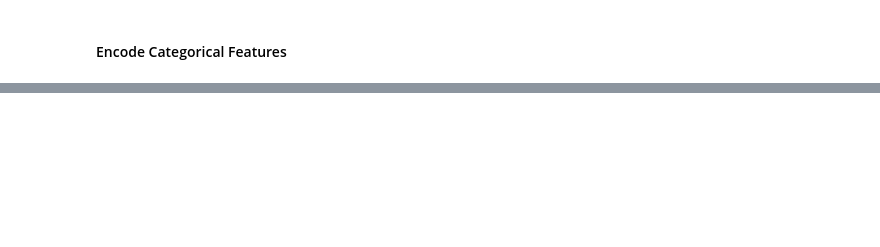
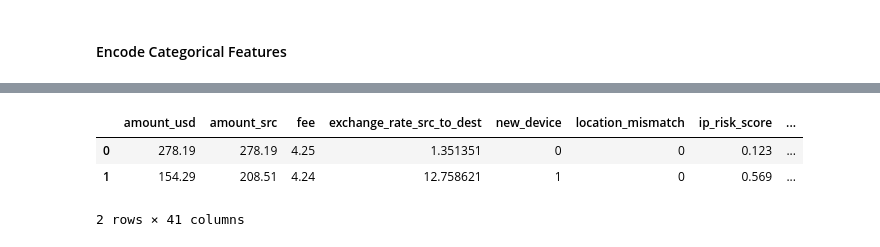
Before and after one commit to uchechukwueze/NovaPay-FraudGuard-Real-Time-Fraud-Detection, a Jupyter notebook: notebook/notebook.ipynb, the cells around one changed output, grey strips where cells are left out. Saved outputs shown, nothing was run; the diff lists cells and outputs as text; code cells hidden in the pictures; blank space fills up the shorter version.

```diff
--- a/notebook/notebook.ipynb
+++ b/notebook/notebook.ipynb
@@ -2859,0 +2921,22 @@ Index(['source_currency', 'dest_currency', 'transaction_monthname',
+# %%
+#Let's encode the categorical features to numerica
+model_df = pd.get_dummies(model_df, dtype=int, drop_first =False)
+
+# # #I want use these channel_unknown, ip_country_UNKNOWN, kyc_tier_unknown featueres as the reference category
+model_df.drop(columns =[
+    "ip_country_UNKNOWN",
+    "kyc_tier_unknown",
+        "channel_unknown"],
+    errors ='ignore',
+    inplace =True)
+
+# Features like new device and location_mismatch are bool columns let turn them to numeric
+bool_cols = ['new_device', 'location_mismatch']
+model_df[bool_cols ]=model_df[bool_cols].astype(int)
+
+model_df.head(2)
+# %% [output]
+|  | amount_usd | amount_src | fee | exchange_rate_src_to_dest | new_device | location_mismatch | ip_risk_score | ... |
+| 0 | 278.19 | 278.19 | 4.25 | 1.351351 | 0 | 0 | 0.123 | ... |
+| 1 | 154.29 | 208.51 | 4.24 | 12.758621 | 1 | 0 | 0.569 | ... |
+2 rows × 41 columns
```
Also changed, not shown: parts of 10 cells of this notebook, 2 other files.
